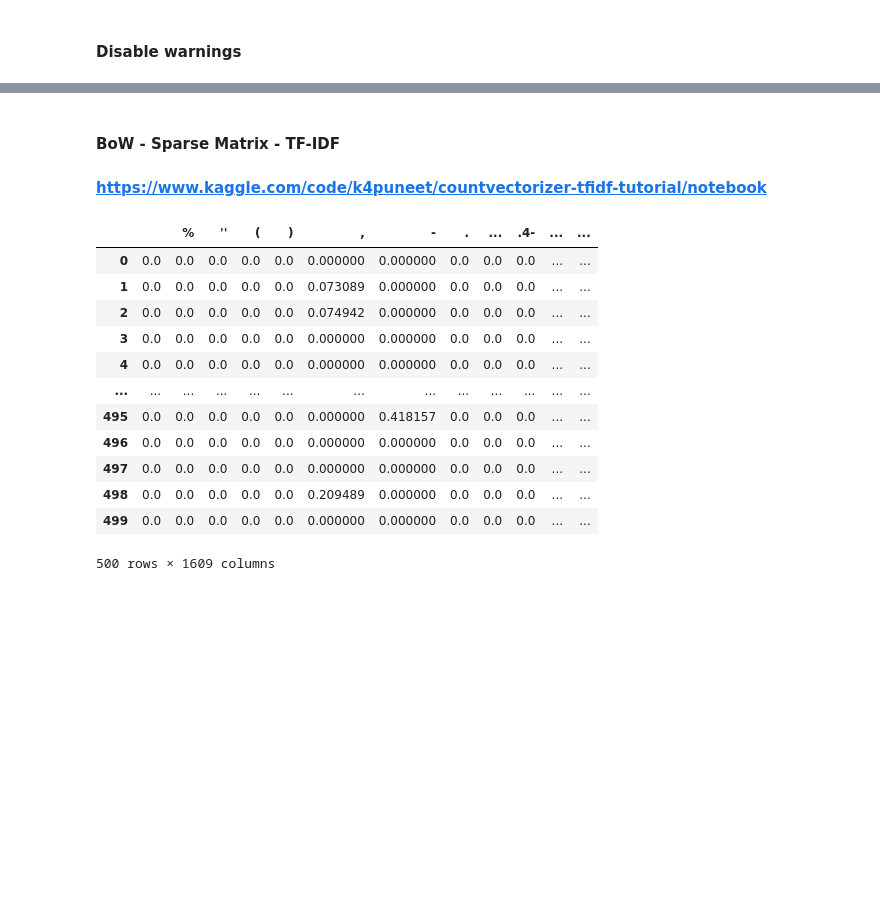
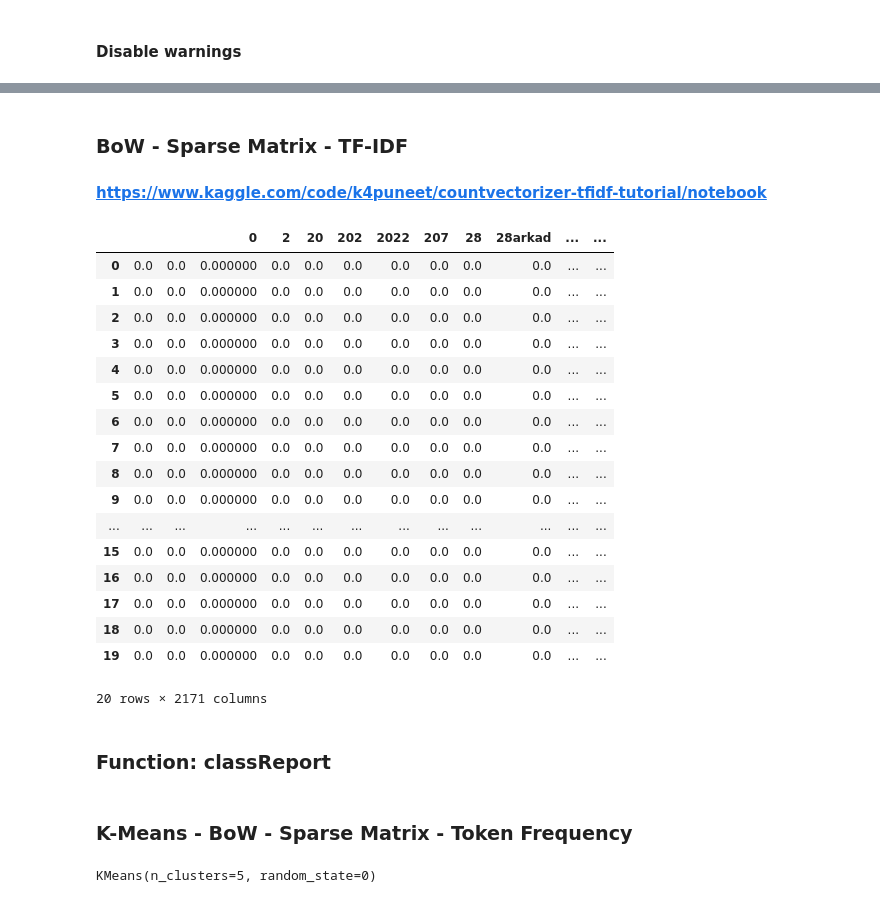
Before and after one commit to danieldasilvacosta/categorias-avaliacoes-amazon, a Jupyter notebook: notebooks/4-analysis.ipynb, the cells around one changed output, grey strips where cells are left out. Drawn from its saved outputs; the diff is of its cells as text; code cells hidden in the pictures; blank space fills up the shorter version.

```diff
--- a/notebooks/4-analysis.ipynb
+++ b/notebooks/4-analysis.ipynb
@@ -539,5 +560,5 @@ plt.show()
 # %%
-lineTotal = 500
+lineTotal = 1000
 
 partialDf = df.iloc[ :lineTotal ]
 partialDf.head()
@@ -587,6 +608,29 @@ warnings.filterwarnings("ignore")
 # partialDf.head()
 # %%
 def tokenizer( sentence ):
+
+    # sentence = sentence.strip("!%'(),-.—“”●♥")
+    sentence = sentence.replace("!", "")
+    sentence = sentence.replace("%", "")
+    sentence = sentence.replace("'", "")
+    sentence = sentence.replace("(", "")
+    sentence = sentence.replace(")", "")
+    sentence = sentence.replace(",", "")
+    sentence = sentence.replace("-", "")
+    sentence = sentence.replace("—", "")
+    sentence = sentence.replace("“", "")
+    sentence = sentence.replace("”", "")
+    sentence = sentence.replace("●", "")
+    sentence = sentence.replace("♥", "")
+    sentence = sentence.replace(".", "")
+    sentence = sentence.replace("4", "")
+    sentence = sentence.replace("/", "")
+    sentence = sentence.replace("03", "")
+    sentence = sentence.replace("1", "")
+    sentence = sentence.replace("10", "")
+    sentence = sentence.replace("115", "")
+    sentence = sentence.replace("12", "")
+
     doc = nlp( sentence )
     tokens = [token.lemma_ for token in doc]
 
@@ -651,25 +705,32 @@ dfBowBinary
 # %% [markdown]
-#### BoW - Sparse Matrix - TF-IDF
+### BoW - Sparse Matrix - TF-IDF
 
 #### https://www.kaggle.com/code/k4puneet/countvectorizer-tfidf-tutorial/notebook
 # %%
 vectorizer = TfidfVectorizer( analyzer = tokenizer )
 
 dfBowTFIDF = pd.DataFrame(
     data = vectorizer.fit_transform( partialDf['sentence'] ).toarray(),
     columns = vectorizer.get_feature_names())
-dfBowTFIDF
+dfBowTFIDF.head(20)
 # %% [output]
-|  |  | % | '' | ( | ) | , | - | . | ... | .4- | ... | ... |
-| 0 | 0.0 | 0.0 | 0.0 | 0.0 | 0.0 | 0.000000 | 0.000000 | 0.0 | 0.0 | 0.0 | ... | ... |
-| 1 | 0.0 | 0.0 | 0.0 | 0.0 | 0.0 | 0.073089 | 0.000000 | 0.0 | 0.0 | 0.0 | ... | ... |
-| 2 | 0.0 | 0.0 | 0.0 | 0.0 | 0.0 | 0.074942 | 0.000000 | 0.0 | 0.0 | 0.0 | ... | ... |
-| 3 | 0.0 | 0.0 | 0.0 | 0.0 | 0.0 | 0.000000 | 0.000000 | 0.0 | 0.0 | 0.0 | ... | ... |
-| 4 | 0.0 | 0.0 | 0.0 | 0.0 | 0.0 | 0.000000 | 0.000000 | 0.0 | 0.0 | 0.0 | ... | ... |
+|  |  |  | 0 | 2 | 20 | 202 | 2022 | 207 | 28 | 28arkad | ... | ... |
+| 0 | 0.0 | 0.0 | 0.000000 | 0.0 | 0.0 | 0.0 | 0.0 | 0.0 | 0.0 | 0.0 | ... | ... |
+| 1 | 0.0 | 0.0 | 0.000000 | 0.0 | 0.0 | 0.0 | 0.0 | 0.0 | 0.0 | 0.0 | ... | ... |
+| 2 | 0.0 | 0.0 | 0.000000 | 0.0 | 0.0 | 0.0 | 0.0 | 0.0 | 0.0 | 0.0 | ... | ... |
+| 3 | 0.0 | 0.0 | 0.000000 | 0.0 | 0.0 | 0.0 | 0.0 | 0.0 | 0.0 | 0.0 | ... | ... |
+| 4 | 0.0 | 0.0 | 0.000000 | 0.0 | 0.0 | 0.0 | 0.0 | 0.0 | 0.0 | 0.0 | ... | ... |
+| 5 | 0.0 | 0.0 | 0.000000 | 0.0 | 0.0 | 0.0 | 0.0 | 0.0 | 0.0 | 0.0 | ... | ... |
+| 6 | 0.0 | 0.0 | 0.000000 | 0.0 | 0.0 | 0.0 | 0.0 | 0.0 | 0.0 | 0.0 | ... | ... |
+| 7 | 0.0 | 0.0 | 0.000000 | 0.0 | 0.0 | 0.0 | 0.0 | 0.0 | 0.0 | 0.0 | ... | ... |
+| 8 | 0.0 | 0.0 | 0.000000 | 0.0 | 0.0 | 0.0 | 0.0 | 0.0 | 0.0 | 0.0 | ... | ... |
+| 9 | 0.0 | 0.0 | 0.000000 | 0.0 | 0.0 | 0.0 | 0.0 | 0.0 | 0.0 | 0.0 | ... | ... |
 | ... | ... | ... | ... | ... | ... | ... | ... | ... | ... | ... | ... | ... |
-| 495 | 0.0 | 0.0 | 0.0 | 0.0 | 0.0 | 0.000000 | 0.418157 | 0.0 | 0.0 | 0.0 | ... | ... |
-| 496 | 0.0 | 0.0 | 0.0 | 0.0 | 0.0 | 0.000000 | 0.000000 | 0.0 | 0.0 | 0.0 | ... | ... |
-| 497 | 0.0 | 0.0 | 0.0 | 0.0 | 0.0 | 0.000000 | 0.000000 | 0.0 | 0.0 | 0.0 | ... | ... |
-| 498 | 0.0 | 0.0 | 0.0 | 0.0 | 0.0 | 0.209489 | 0.000000 | 0.0 | 0.0 | 0.0 | ... | ... |
-| 499 | 0.0 | 0.0 | 0.0 | 0.0 | 0.0 | 0.000000 | 0.000000 | 0.0 | 0.0 | 0.0 | ... | ... |
+| 15 | 0.0 | 0.0 | 0.000000 | 0.0 | 0.0 | 0.0 | 0.0 | 0.0 | 0.0 | 0.0 | ... | ... |
+| 16 | 0.0 | 0.0 | 0.000000 | 0.0 | 0.0 | 0.0 | 0.0 | 0.0 | 0.0 | 0.0 | ... | ... |
+| 17 | 0.0 | 0.0 | 0.000000 | 0.0 | 0.0 | 0.0 | 0.0 | 0.0 | 0.0 | 0.0 | ... | ... |
+| 18 | 0.0 | 0.0 | 0.000000 | 0.0 | 0.0 | 0.0 | 0.0 | 0.0 | 0.0 | 0.0 | ... | ... |
+| 19 | 0.0 | 0.0 | 0.000000 | 0.0 | 0.0 | 0.0 | 0.0 | 0.0 | 0.0 | 0.0 | ... | ... |
-500 rows × 1609 columns
+20 rows × 2171 columns
+# %% [markdown]
+### Function: classReport
@@ -675,0 +774,7 @@ dfBowTFIDF
+# %% [markdown]
+### K-Means - BoW - Sparse Matrix - Token Frequency
+# %%
+kmeans = KMeans(n_clusters=clustersTotal, random_state=0).fit( dfBowTokenFrequency )
+kmeans
+# %% [output]
+KMeans(n_clusters=5, random_state=0)
```
Also changed, not shown: parts of 56 cells of this notebook.
